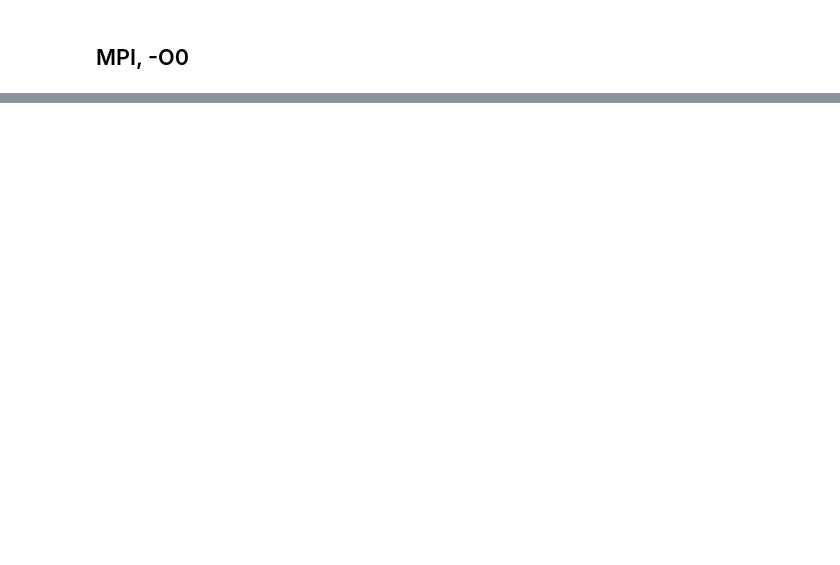
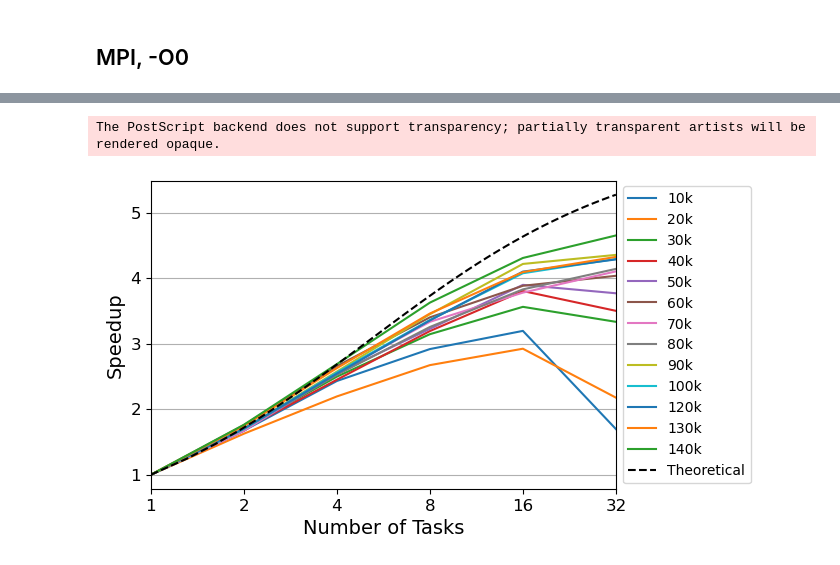
Before and after one commit to carloscca10/hpc_nbody, a Jupyter notebook: python things/file.ipynb, the cells around one changed output, grey strips where cells are left out. Drawn from its saved outputs; the diff is of its cells as text; code cells hidden in the pictures; blank space fills up the shorter version.

```diff
--- a/python things/file.ipynb
+++ b/python things/file.ipynb
@@ -231,0 +266,36 @@ mpi_o0
+# %%
+# Sample data (replace with your actual data)
+x = np.linspace(1, 32, 100)
+y = 1/((1-0.8365) + 0.8365/x)
+
+# Create the plot
+fig, ax = plt.subplots(figsize=(6, 4))
+
+# Plot mpi_o0_speedup data (replace with your actual data)
+mpi_o0_speedup.plot(ax=ax, label='MPI O0 Speedup')
+
+# Add the theoretical line
+ax.plot(x, y, '--', color='black', label='Theoretical')
+
+ax.legend(loc='center left', bbox_to_anchor=(1.0, 0.5))
+ax.set_xlabel("Number of Tasks", fontsize=14)
+ax.set_ylabel("Speedup", fontsize=14)
+
+# Set the x-axis to a log2 scale
+ax.set_xscale('log', base=2)
+
+# Manually set the x-axis ticks
+ax.set_xticks([1, 2, 4, 8, 16, 32])
+
+# Set the x-axis tick labels
+ax.set_xticklabels([1, 2, 4, 8, 16, 32])
+
+ax.set_xlim([1, 32])
+ax.yaxis.grid(True)
+ax.tick_params(axis='both', labelsize=12)
+
+plt.savefig('o0_all.eps', format='eps', bbox_inches='tight')
+plt.show()
+# %% [output]
+The PostScript backend does not support transparency; partially transparent artists will be rendered opaque.
+[figure, added]
```
Also changed, not shown: parts of 8 cells of this notebook, 8 other files.
